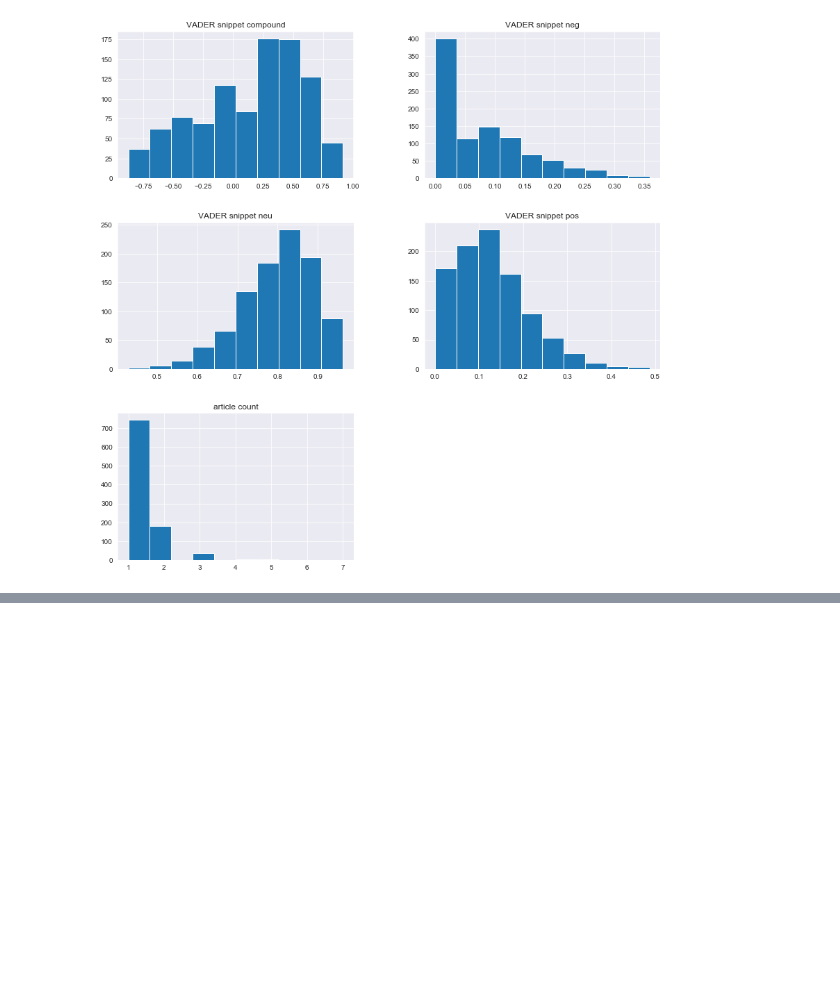
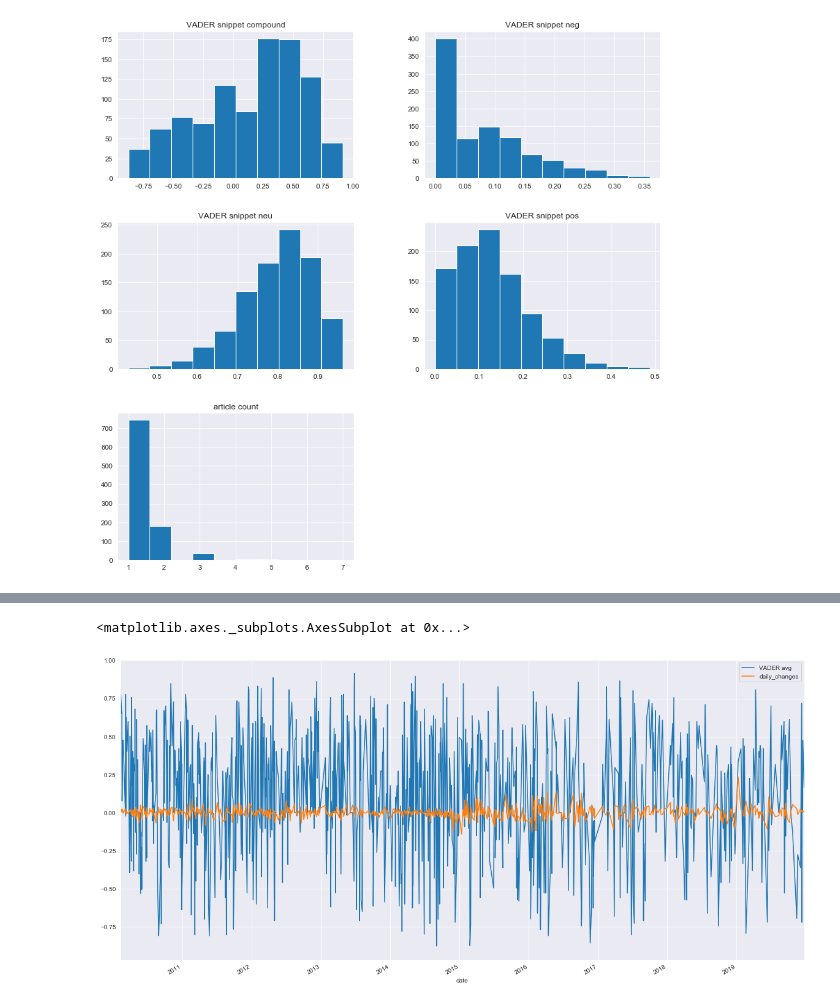
Before and after one commit to treyhunold/project_1, a Jupyter notebook: nyt_sentiment_analysis.ipynb, the cells around one changed output, grey strips where cells are left out. Drawn from its saved outputs; the diff is of its cells as text; code cells hidden in the pictures; blank space fills up the shorter version.

Commit message:
combined dataframes for sentiment score and oil prices

```diff
--- a/nyt_sentiment_analysis.ipynb
+++ b/nyt_sentiment_analysis.ipynb
@@ -298,0 +380,3 @@ axes = sentiment_counts.hist(figsize=(14,14))
+# %%
+average.index = pd.to_datetime(average.index)
+average.head()
@@ -298,0 +391,5 @@ axes = sentiment_counts.hist(figsize=(14,14))
+# %%
+# sentiment_counts = sentiment_clean.merge(counts, left_on='date', right_index=True)
+merged = crude_oil_prices.merge(average, left_index=True, right_index=True)
+
+merged
@@ -298,0 +411,5 @@ axes = sentiment_counts.hist(figsize=(14,14))
+# %%
+daily_changes = merged[' value'].pct_change()
+# %%
+merged['daily_changes'] = daily_changes
+merged
@@ -298,0 +431,5 @@ axes = sentiment_counts.hist(figsize=(14,14))
+# %%
+merged[['VADER avg', 'daily_changes']].plot(figsize=(20,10))
+# %% [output]
+<matplotlib.axes._subplots.AxesSubplot at 0x...>
+[figure, added]
```
Also changed, not shown: parts of 19 cells of this notebook.
